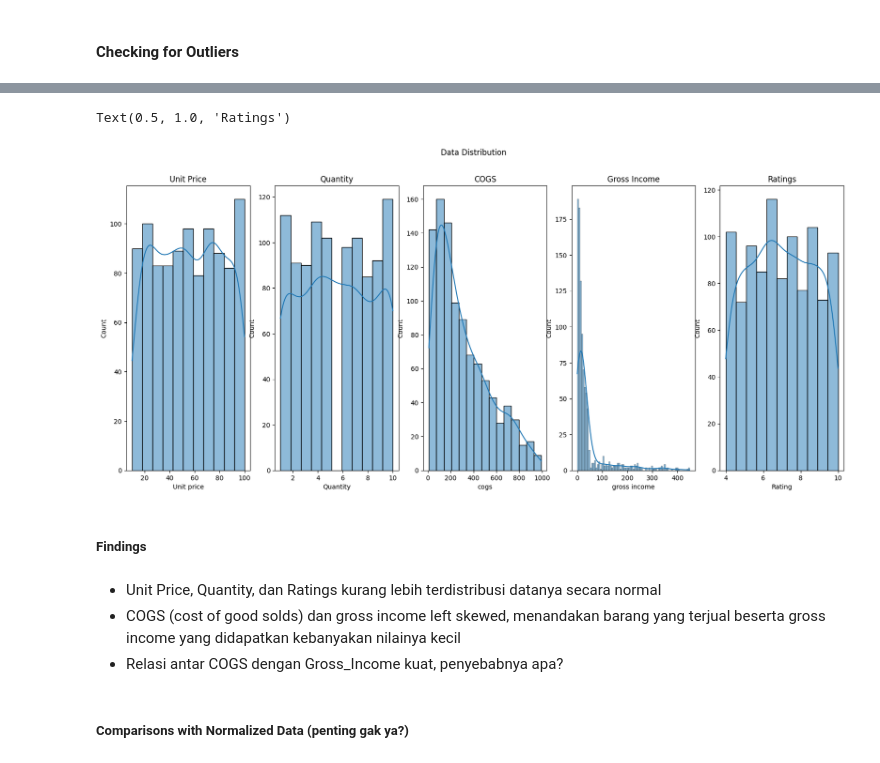
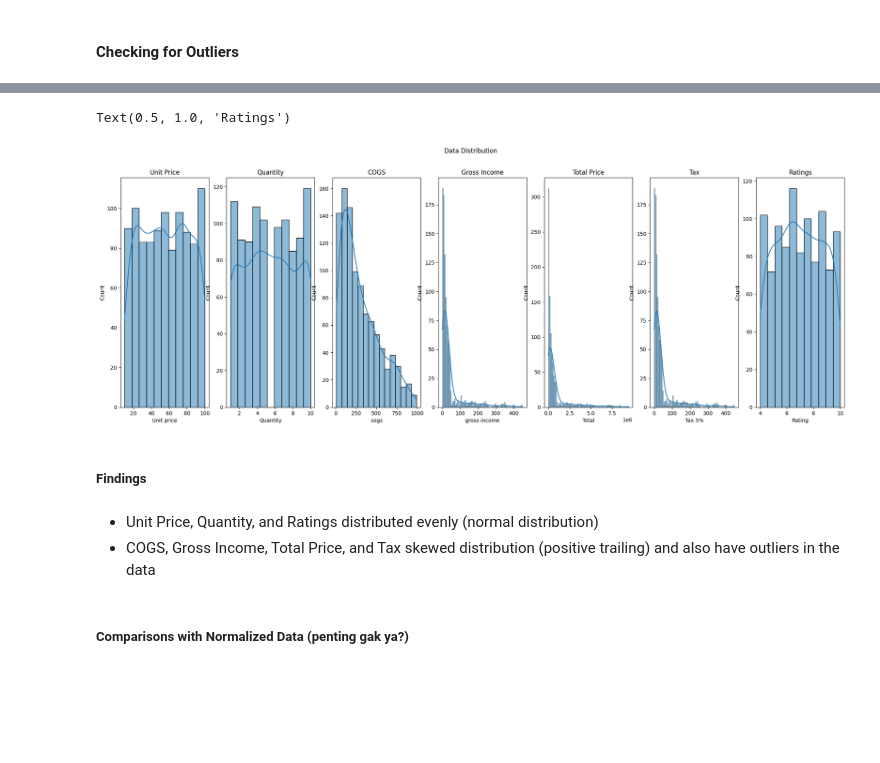
Before and after one commit to rzkybagaskara/Week4_DataAnalyst_IO, a Jupyter notebook: Week4_IO.ipynb, the cells around one changed output, grey strips where cells are left out. Saved outputs shown, nothing was run; the diff lists cells and outputs as text; code cells hidden in the pictures; blank space fills up the shorter version.

```diff
--- a/Week4_IO.ipynb
+++ b/Week4_IO.ipynb
@@ -35,3 +41,7 @@ df
+# %%
+df['Total'] = df['Total'].apply(lambda x: float(x.replace('.', '')))
+# %%
+df['Total'] = df['Total'].astype(float)
 # %%
 df.dtypes
 # %% [output]
@@ -128,6 +169,7 @@ df.describe()
 unit_price = df['Unit price']
 qty = df['Quantity']
 cogs = df['cogs']
+total_price = df['Total']
 gross_income = df['gross income']
 tax = df['Tax 5%']
 ratings = df['Rating']
@@ -165,36 +211,43 @@ Text(0.5, 1.0, 'Ratings')
 # %%
 #subplots (1 row, 5 columns)
-fig, axes = plt.subplots(1, 5, figsize = (20,8))
+fig, axes = plt.subplots(1, 7, figsize = (25,8))
 fig.suptitle('Data Distribution')
 
 # unit_price
 sns.histplot(unit_price, kde=True, ax=axes[0])
 axes[0].set_title('Unit Price')
 
 # qty
 sns.histplot(qty, kde=True, ax=axes[1])
 axes[1].set_title('Quantity')
 
 # cogs
 sns.histplot(cogs, kde=True, ax=axes[2])
 axes[2].set_title('COGS')
 
 # gross_income
 sns.histplot(gross_income, kde=True, ax=axes[3])
 axes[3].set_title('Gross Income')
 
+# total price
+sns.histplot(total_price, kde=True, ax=axes[4])
+axes[4].set_title('Total Price')
+
+#tax
+sns.histplot(tax, kde=True, ax=axes[5])
+axes[5].set_title('Tax')
+
 # ratings
-sns.histplot(ratings, kde=True, ax=axes[4])
-axes[4].set_title('Ratings')
+sns.histplot(ratings, kde=True, ax=axes[6])
+axes[6].set_title('Ratings')
 # %% [output]
 Text(0.5, 1.0, 'Ratings')
-[figure, old version]
+[figure, new version]
 # %% [markdown]
 ##### Findings
-# %% [markdown]
-- Unit Price, Quantity, dan Ratings kurang lebih terdistribusi datanya secara normal
-- COGS (cost of good solds) dan gross income left skewed, menandakan barang yang terjual beserta gross income yang didapatkan kebanyakan nilainya kecil
-- Relasi antar COGS dengan Gross_Income kuat, penyebabnya apa?
+# %% [markdown]
+- Unit Price, Quantity, and Ratings distributed evenly (normal distribution)
+- COGS, Gross Income, Total Price, and Tax skewed distribution (positive trailing) and also have outliers in the data
 # %% [markdown]
 ##### Comparisons with Normalized Data (penting gak ya?)
 # %% [markdown]
```
Also changed, not shown: parts of 39 cells of this notebook.
